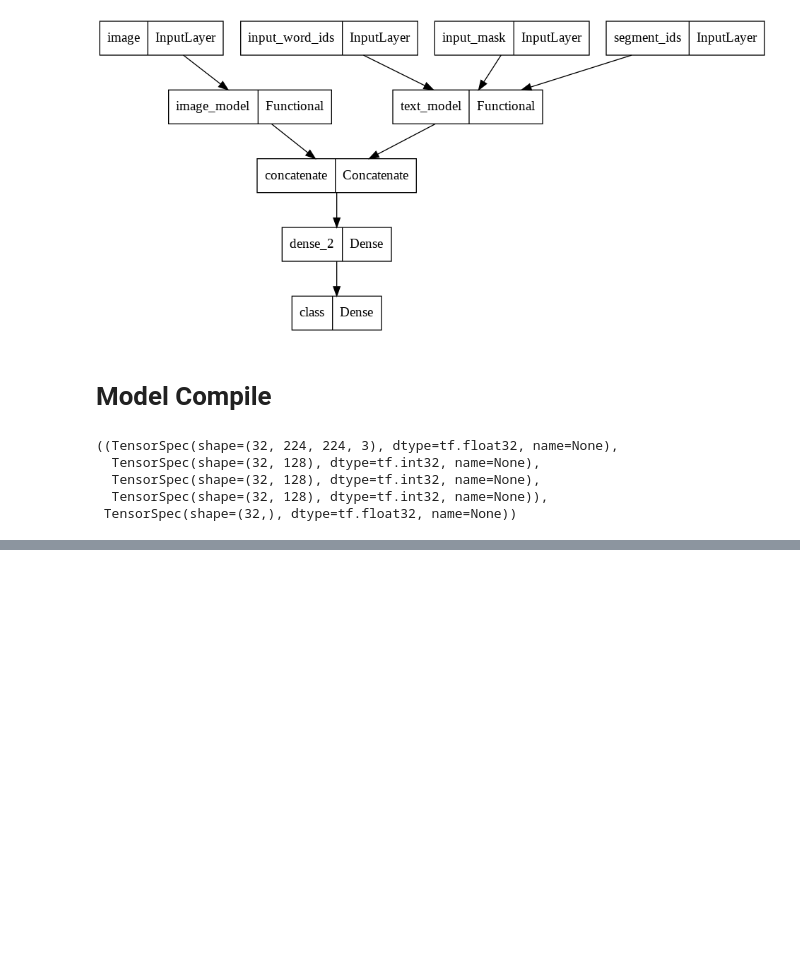
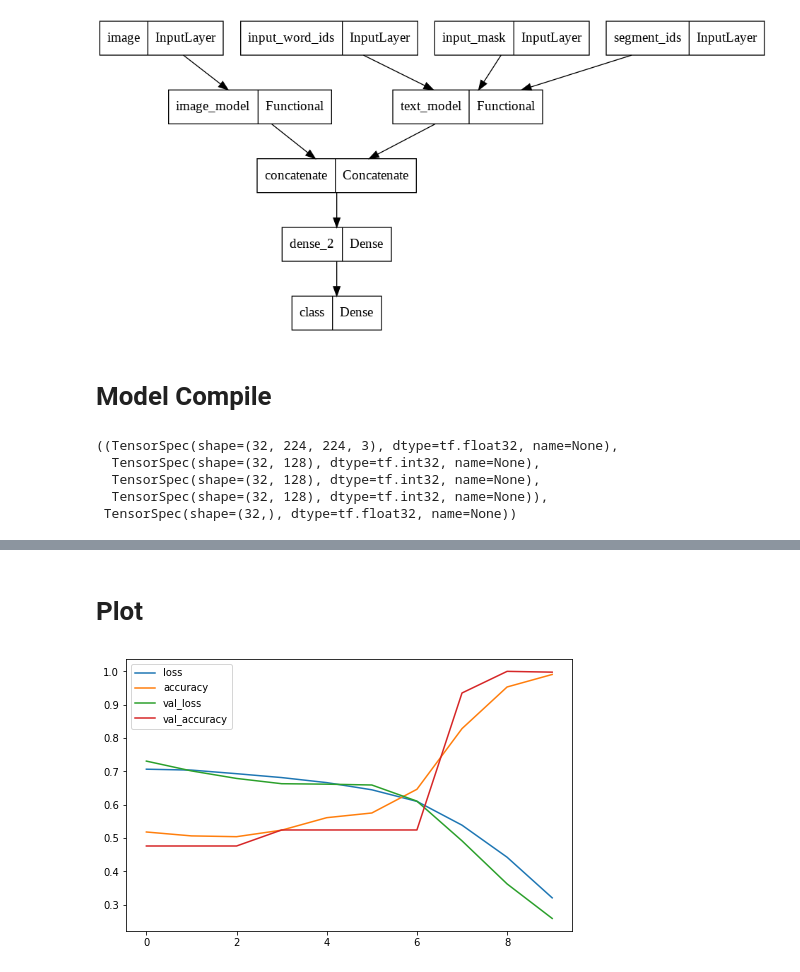
Before and after one commit to Stephanie9606/MultimodalDeepLearning_OnlineMemeClassification, a Jupyter notebook: binary_mulitimodal_late_fusion_memes.ipynb, the cells around one changed output, grey strips where cells are left out. Drawn from its saved outputs; the diff is of its cells as text; code cells hidden in the pictures; blank space fills up the shorter version.

```diff
--- a/binary_mulitimodal_late_fusion_memes.ipynb
+++ b/binary_mulitimodal_late_fusion_memes.ipynb
@@ -604,7 +604,7 @@ train_data.element_spec
 #step_size_valid=valid_generator.n//valid_generator.batch_size
 # %%
 # Train the model
-earlyfs_history = merge_model.fit(train_data,
+latefs_history = merge_model.fit(train_data,
                 #steps_per_epoch=step_size_train, #tf.dataset is none
                 validation_data=val_data,
                 #validation_steps=step_size_valid,
@@ -651,3 +645,7 @@ loss: 0.26176294684410095. accuracy: 0.9982638955116272
+# %% [markdown]
+# Plot
 # %%
-pd.DataFrame(history.history).plot(figsize=(8,5))
+pd.DataFrame(latefs_history.history).plot(figsize=(8,5))
 plt.show()
+# %% [output]
+[figure, added]
```
Also changed, not shown: parts of 8 cells of this notebook.
